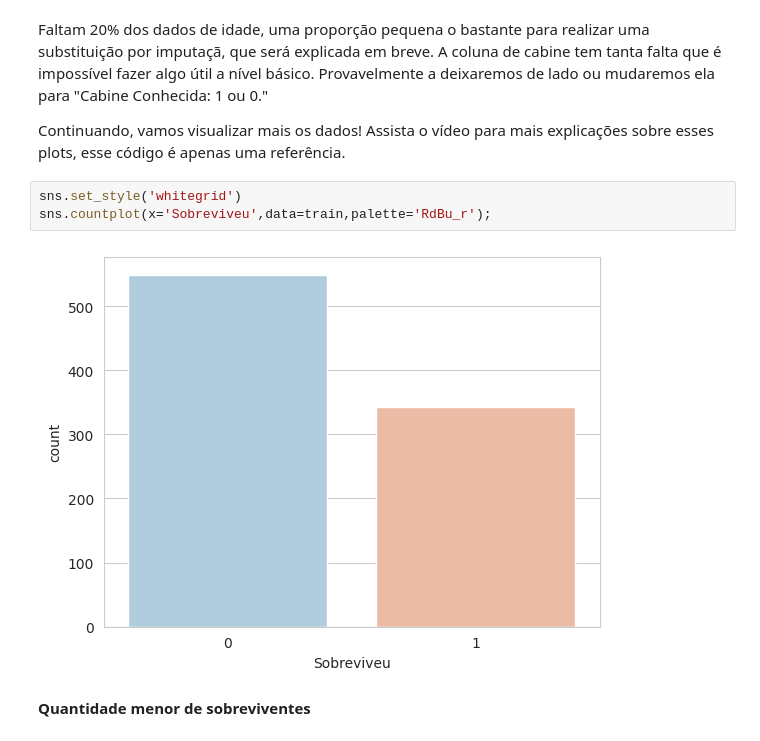
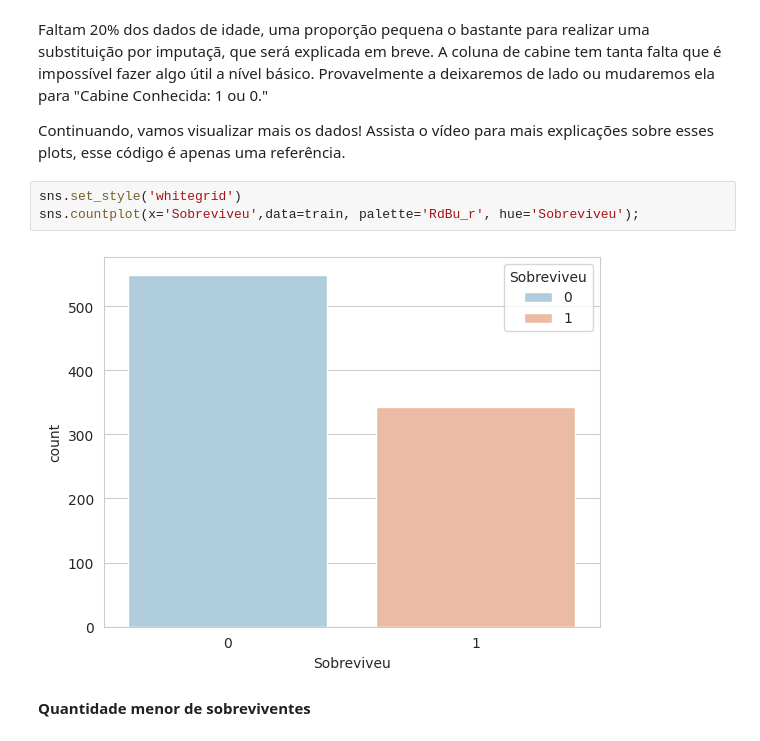
Before and after one commit to vnikoofard/Introduction-to-Data-Science, a Jupyter notebook: 09-Linear and Logistic Regression/Regressão Logística/01_Regressão_Logística_com_Python_ipynb.ipynb, the cells around one changed output. Drawn from its saved outputs; the diff is of its cells as text.

```diff
--- a/09-Linear and Logistic Regression/Regressão Logística/01_Regressão_Logística_com_Python_ipynb.ipynb
+++ b/09-Linear and Logistic Regression/Regressão Logística/01_Regressão_Logística_com_Python_ipynb.ipynb
@@ -98,9 +113,9 @@ Faltam 20% dos dados de idade, uma proporção pequena o bastante para realizar
 Continuando, vamos visualizar mais os dados! Assista o vídeo para mais explicações sobre esses plots, esse código é apenas uma referência.
 # %%
 sns.set_style('whitegrid')
-sns.countplot(x='Sobreviveu',data=train,palette='RdBu_r');
+sns.countplot(x='Sobreviveu',data=train, palette='RdBu_r', hue='Sobreviveu');
 # %% [output]
-[figure, old version]
+[figure, new version]
 # %% [markdown]
 **Quantidade menor de sobreviventes**
 # %%
```
Also changed, not shown: parts of 15 cells of this notebook, 2 other files.
